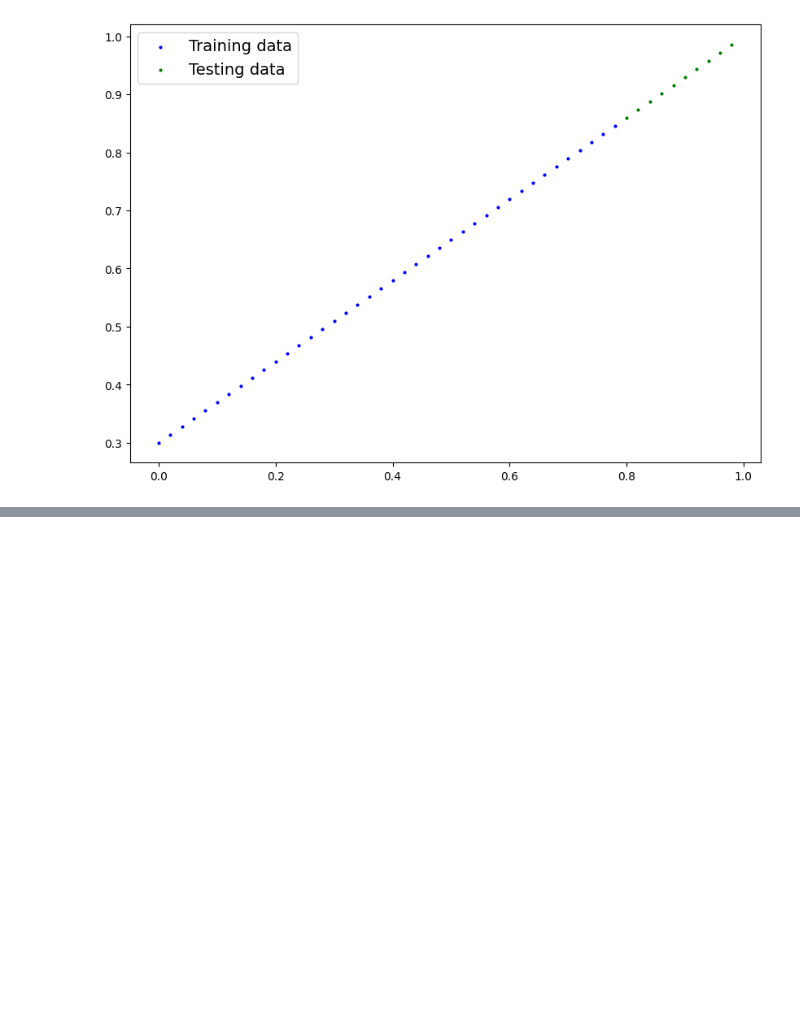
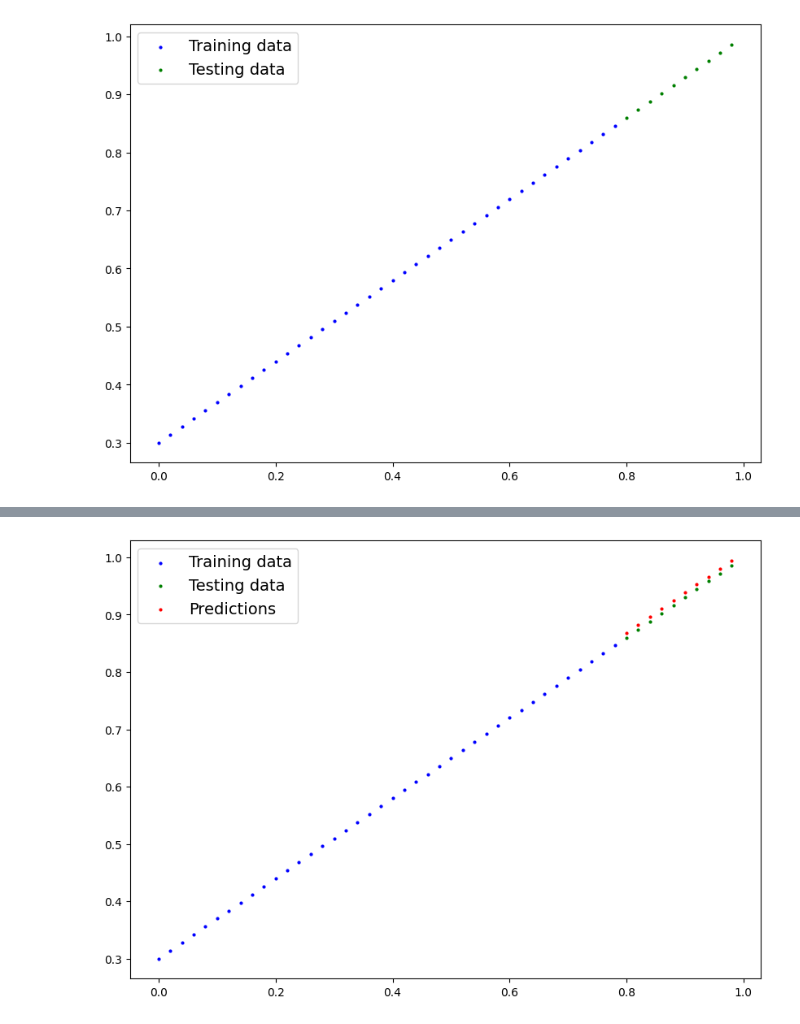
Before and after one commit to Sainithinkadarla/Learn_AI, a Jupyter notebook: Pytorch_tutorial_freecodecamp.ipynb, the cells around one changed output, grey strips where cells are left out. Cells and saved outputs as stored; diff of their text form; code cells hidden in the pictures; blank space fills up the shorter version.

```diff
--- a/Pytorch_tutorial_freecodecamp.ipynb
+++ b/Pytorch_tutorial_freecodecamp.ipynb
@@ -881,0 +1137,4 @@ sf
+# %%
+plots_predictions(predictions = ypred_test)
+# %% [output]
+[figure, added]
```
Also changed, not shown: parts of 31 cells of this notebook.
